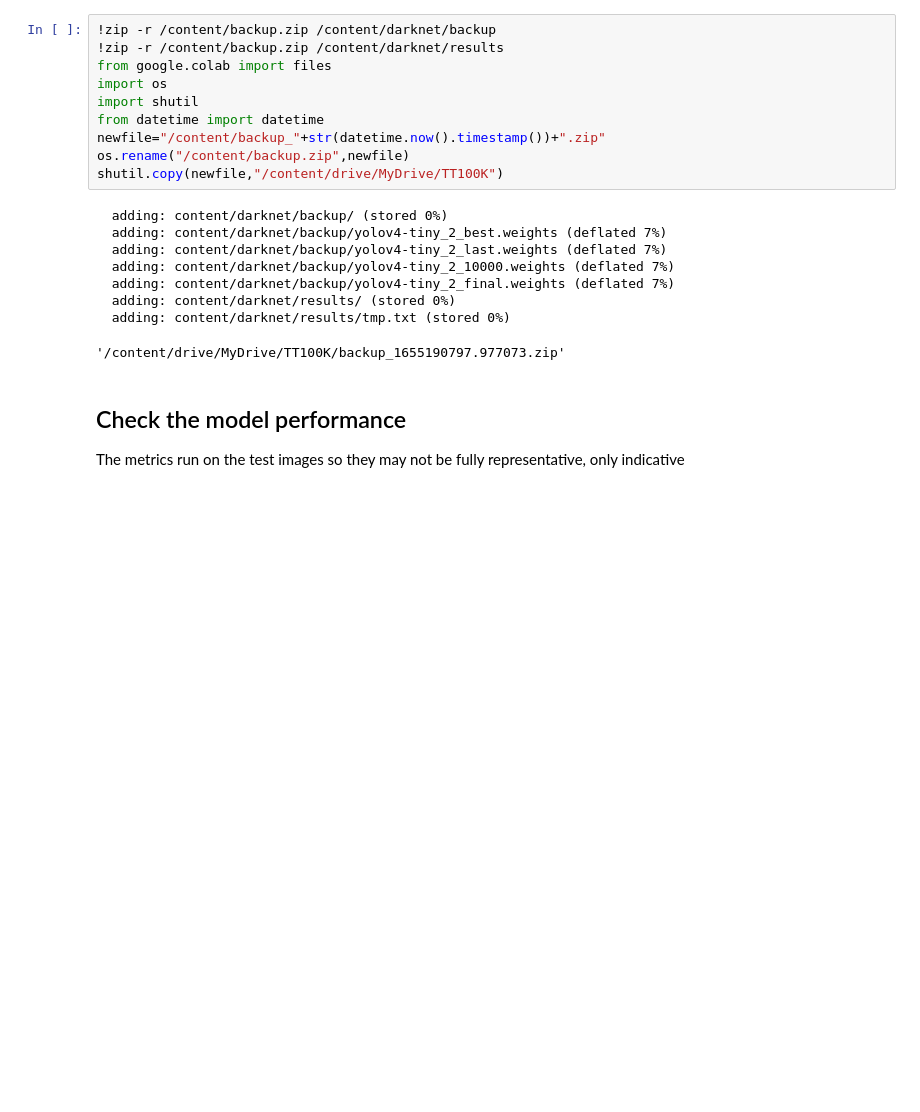
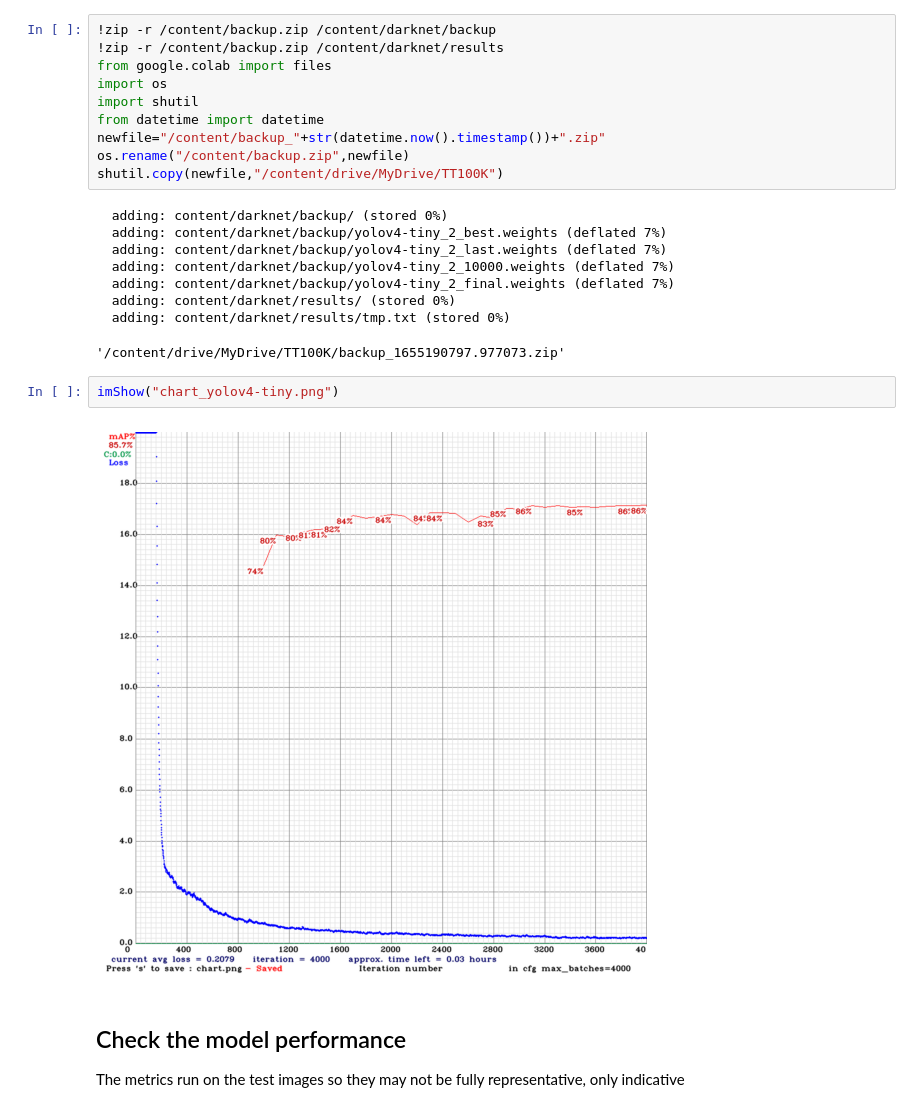
Before and after one commit to Savatage7/Yolo5_TT100K, a Jupyter notebook: YOLOv4_tiny_Darknet_TT100K.ipynb, the cells around one changed output. Drawn from its saved outputs; the diff is of its cells as text; blank space fills up the shorter version.

```diff
--- a/YOLOv4_tiny_Darknet_TT100K.ipynb
+++ b/YOLOv4_tiny_Darknet_TT100K.ipynb
@@ -321,6 +300,10 @@ shutil.copy(newfile,"/content/drive/MyDrive/TT100K")
   adding: content/darknet/results/ (stored 0%)
   adding: content/darknet/results/tmp.txt (stored 0%)
 '/content/drive/MyDrive/TT100K/backup_1655190797.977073.zip'
+# %%
+imShow("chart_yolov4-tiny.png")
+# %% [output]
+[figure, added]
 # %% [markdown]
 ## Check the model performance
 The metrics run on the test images so they may not be fully representative, only indicative
```
Also changed, not shown: parts of 17 cells of this notebook.
